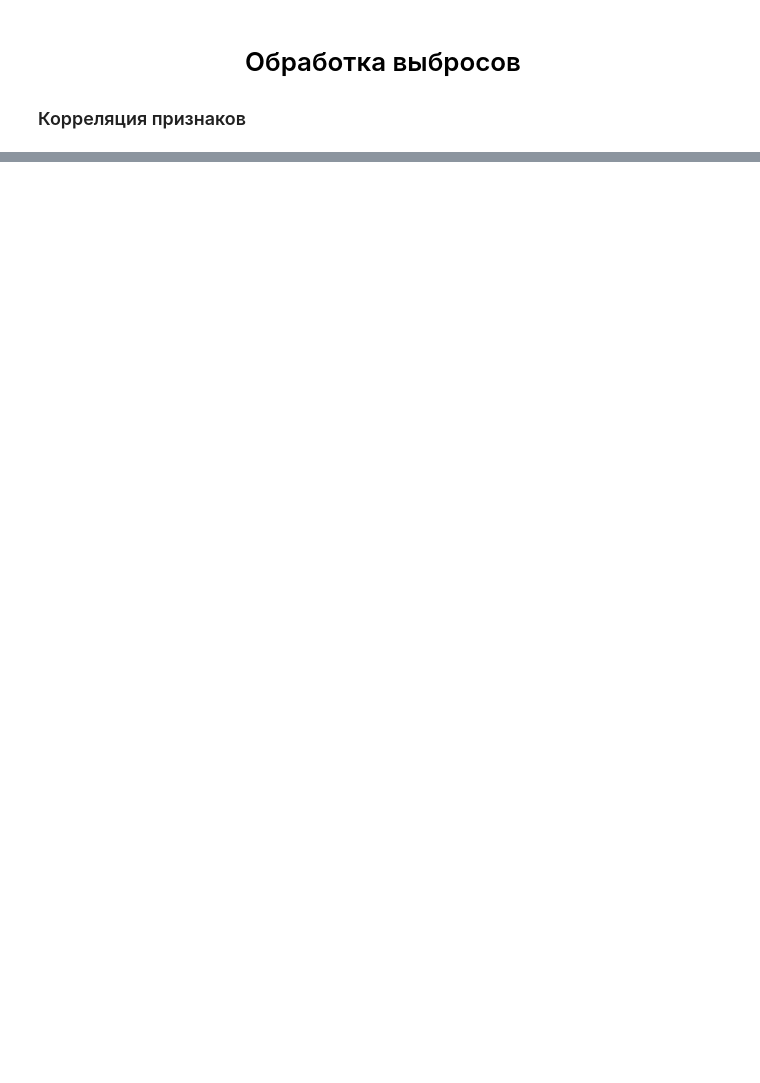
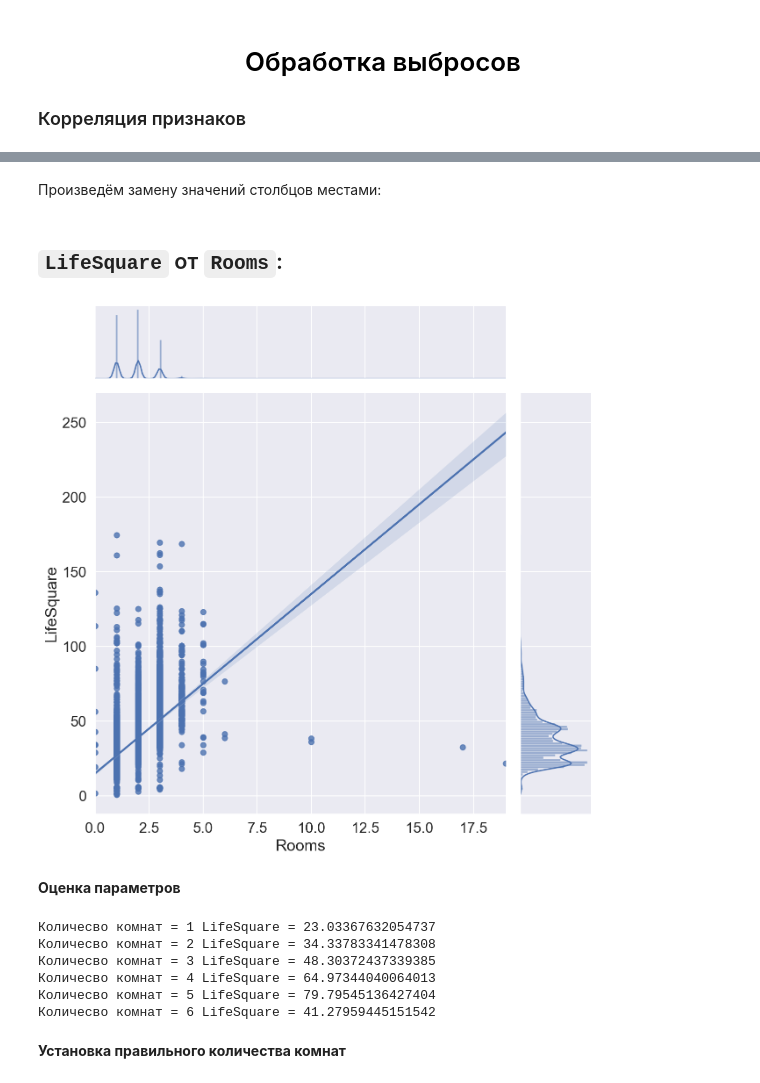
Before and after one commit to SciWake/OLD-Projects-for-Resume, a Jupyter notebook: house-price-prediction/Data_preprocessing.ipynb, the cells around one changed output, grey strips where cells are left out. Drawn from its saved outputs; the diff is of its cells as text; code cells hidden in the pictures; blank space fills up the shorter version.

```diff
--- a/house-price-prediction/Data_preprocessing.ipynb
+++ b/house-price-prediction/Data_preprocessing.ipynb
@@ -326,0 +345,29 @@ test = train = combine[len_train:]
+# %% [markdown]
+Произведём замену значений столбцов местами:
+# %%
+revert = combine.loc[combine['LifeSquare'] > combine['Square'], ['LifeSquare', 'Square']]
+
+for index in revert.index:
+    combine['LifeSquare'][index] = revert['Square'][index]
+    combine['Square'][index] = revert['LifeSquare'][index]
+# %% [markdown]
+## `LifeSquare`  от `Rooms`:
+# %%
+show_jointplot('Rooms', 'LifeSquare', combine)
+# %% [output]
+[figure, added]
+# %% [markdown]
+**Оценка параметров**
+# %%
+for i in range(1, 7):
+    median_square = combine.loc[combine['Rooms'] == i, 'LifeSquare'].median()
+    print(f'Количесво комнат = {i} LifeSquare = {median_square}')
+# %% [output]
+Количесво комнат = 1 LifeSquare = 23.03367632054737
+Количесво комнат = 2 LifeSquare = 34.33783341478308
+Количесво комнат = 3 LifeSquare = 48.30372437339385
+Количесво комнат = 4 LifeSquare = 64.97344040064013
+Количесво комнат = 5 LifeSquare = 79.79545136427404
+Количесво комнат = 6 LifeSquare = 41.27959445151542
+# %% [markdown]
+**Установка правильного количества комнат**
```
Also changed, not shown: parts of 50 cells of this notebook.
